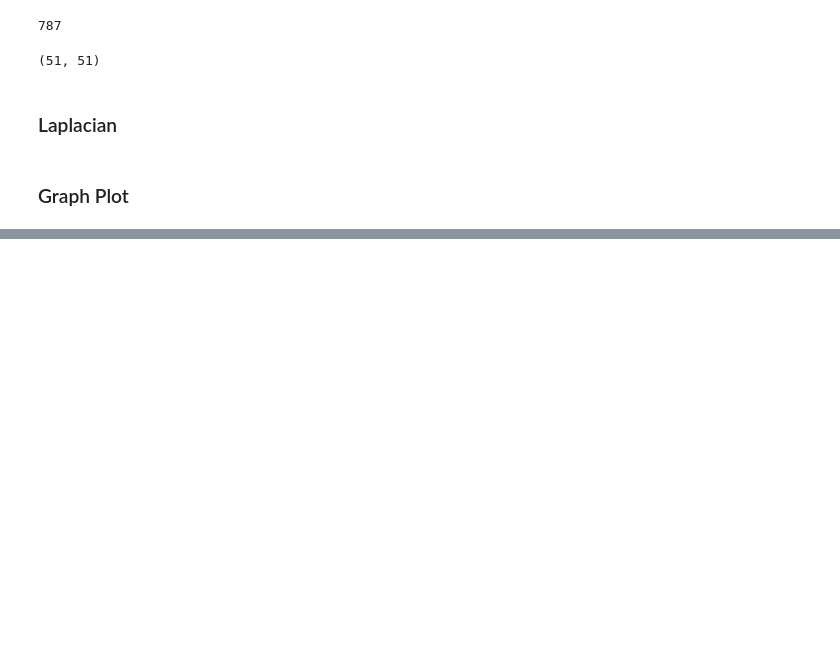
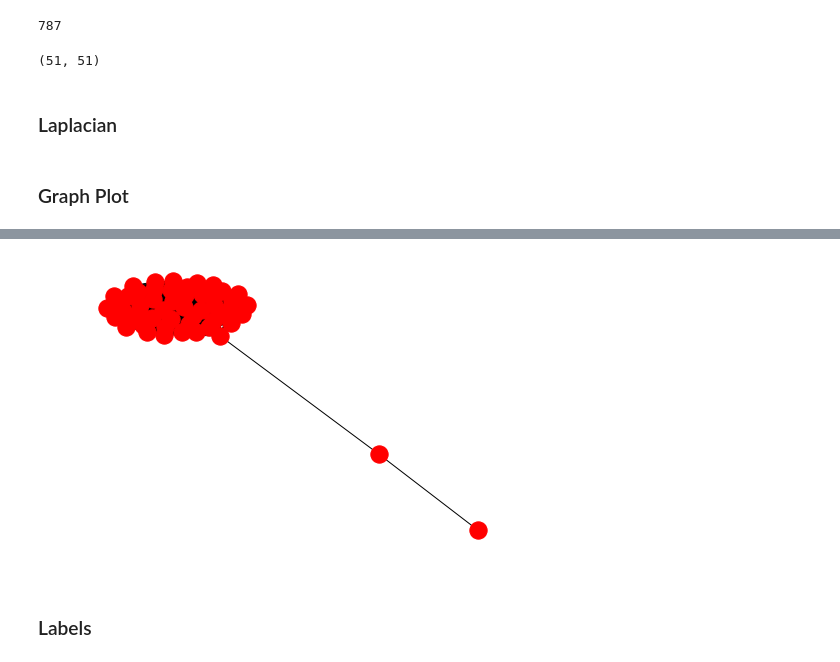
Before and after one commit to AminMekacher/ntds_project, a Jupyter notebook: Attacks.ipynb, the cells around one changed output, grey strips where cells are left out. Drawn from its saved outputs; the diff is of its cells as text; code cells hidden in the pictures; blank space fills up the shorter version.

Commit message:
Labels on graph

```diff
--- a/Attacks.ipynb
+++ b/Attacks.ipynb
@@ -6,10 +6,13 @@ from scipy import sparse
 import scipy.sparse.linalg
 import matplotlib.pyplot as plt
 from sklearn.cluster import KMeans
-nodes = pd.read_csv("terrorist_attack.nodes", header = None, sep="\t", encoding="utf-8")
+all_nodes = pd.read_csv("terrorist_attack.nodes", header = None, sep="\t", encoding="utf-8")
 edges = pd.read_csv("terrorist_attack_loc.edges", header = None, sep="\t", encoding="utf-8")
 labels = pd.read_csv("terrorist_attack.labels", header = None, sep="\t", encoding="utf-8")
 edges = edges[0].str.split(' ',expand=True)
-labels_extracted = nodes[107].str.split('#',expand=True)
+labels_extracted = all_nodes[107].str.split('#',expand=True)
 labels = labels_extracted[1]
+labels = labels.values
+#np.save(list_labels.npy, labels)
+type(labels)
 # %% [output]
@@ -34,15 +20,15 @@ labels = labels_extracted[1]
 # %% [markdown]
 ### Adjacency Matrix:
 # %%
-n_nodes = len(nodes)
+n_nodes = len(all_nodes)
 adjacency = np.zeros((n_nodes, n_nodes), dtype=int)
 number_link = 0
 n2 = 0
 
 for idx, row in edges.iterrows():
 
-    i = np.where(nodes[0] == row.loc[0])
-    j = np.where(nodes[0] == row.loc[1])
+    i = np.where(all_nodes[0] == row.loc[0])
+    j = np.where(all_nodes[0] == row.loc[1])
     n2 = n2 + 1
 
     if (i[0].size != 0 and j[0].size != 0):
@@ -80,7 +64,7 @@ print(len(graphs))
 # %% [output]
 787
 # %%
-giant = max(nx.connected_component_subgraphs(G), key=len)
+giant = max(graphs, key=len)
 # %%
 A = nx.to_scipy_sparse_matrix(giant)
 giant_component = A.todense()
@@ -119,0 +102,7 @@ nx.draw_shell(GG)
+# %%
+# Giant Component Graph
+nx.draw(GG)
+# %% [output]
+[figure, added]
+# %% [markdown]
+### Labels
```
Also changed, not shown: parts of 14 cells of this notebook, 1 other file.
